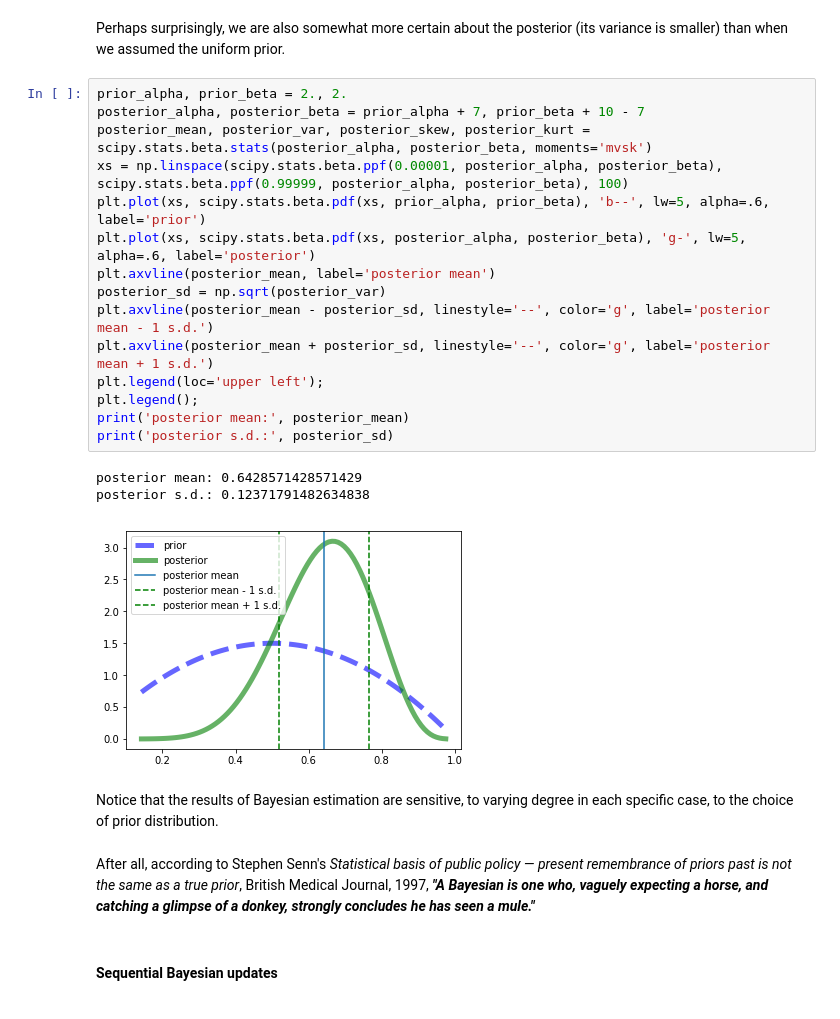
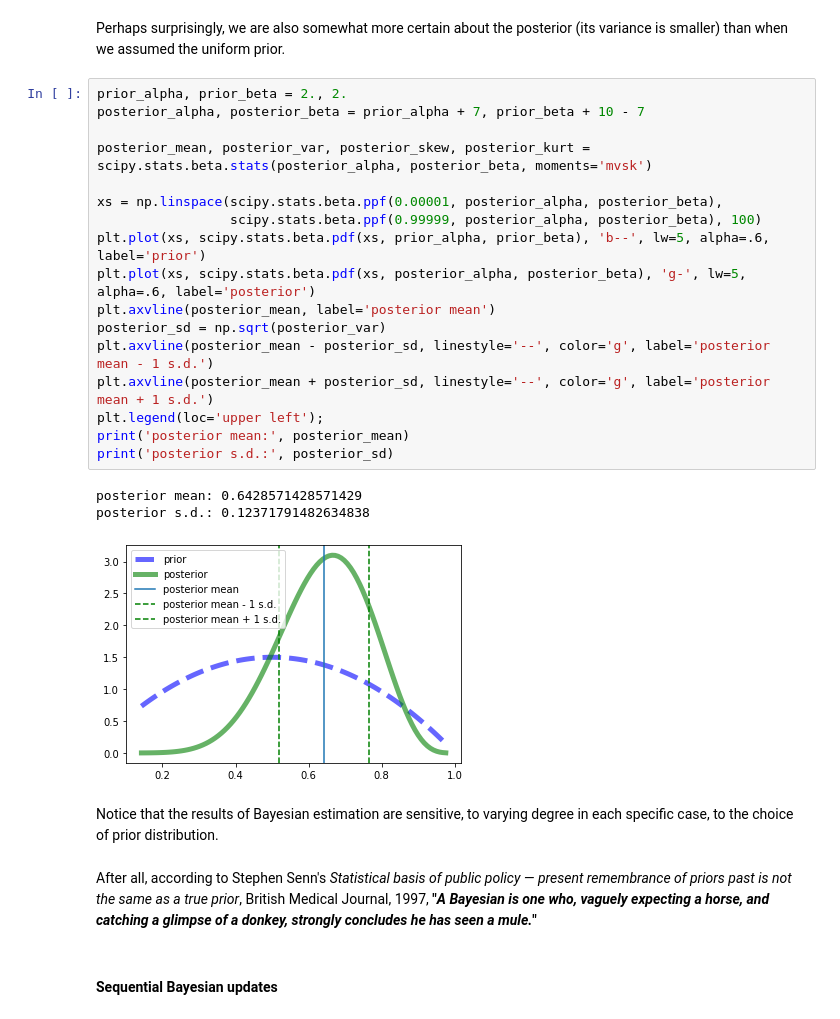
Before and after one commit to mfrdixon/ML_Finance_Codes, a Jupyter notebook: Chapter2-Probabilistic-Modeling/ML_in_Finance_Bayesian_vs_Frequentist_Estimation.ipynb, the cells around one changed output. Saved outputs shown, nothing was run; the diff lists cells and outputs as text.

```diff
--- a/Chapter2-Probabilistic-Modeling/ML_in_Finance_Bayesian_vs_Frequentist_Estimation.ipynb
+++ b/Chapter2-Probabilistic-Modeling/ML_in_Finance_Bayesian_vs_Frequentist_Estimation.ipynb
@@ -219,26 +223,28 @@ Perhaps surprisingly, we are also somewhat more certain about the posterior (its
 # %%
 prior_alpha, prior_beta = 2., 2.
 posterior_alpha, posterior_beta = prior_alpha + 7, prior_beta + 10 - 7
+
 posterior_mean, posterior_var, posterior_skew, posterior_kurt = scipy.stats.beta.stats(posterior_alpha, posterior_beta, moments='mvsk')
-xs = np.linspace(scipy.stats.beta.ppf(0.00001, posterior_alpha, posterior_beta), scipy.stats.beta.ppf(0.99999, posterior_alpha, posterior_beta), 100)
+
+xs = np.linspace(scipy.stats.beta.ppf(0.00001, posterior_alpha, posterior_beta),
+                 scipy.stats.beta.ppf(0.99999, posterior_alpha, posterior_beta), 100)
 plt.plot(xs, scipy.stats.beta.pdf(xs, prior_alpha, prior_beta), 'b--', lw=5, alpha=.6, label='prior')
 plt.plot(xs, scipy.stats.beta.pdf(xs, posterior_alpha, posterior_beta), 'g-', lw=5, alpha=.6, label='posterior')
 plt.axvline(posterior_mean, label='posterior mean')
 posterior_sd = np.sqrt(posterior_var)
 plt.axvline(posterior_mean - posterior_sd, linestyle='--', color='g', label='posterior mean - 1 s.d.')
 plt.axvline(posterior_mean + posterior_sd, linestyle='--', color='g', label='posterior mean + 1 s.d.')
 plt.legend(loc='upper left');
-plt.legend();
 print('posterior mean:', posterior_mean)
 print('posterior s.d.:', posterior_sd)
 # %% [output]
 posterior mean: 0.6428571428571429
 posterior s.d.: 0.12371791482634838
-[figure, old version]
+[figure, new version]
 # %% [markdown]
 Notice that the results of Bayesian estimation are sensitive, to varying degree in each specific case, to the choice of prior distribution.
 # %% [markdown]
-After all, according to Stephen Senn's *Statistical basis of public policy &mdash; present remembrance of priors past is not the same as a true prior*, British Medical Journal, 1997, ***"A Bayesian is one who, vaguely expecting a horse, and catching a glimpse of a donkey, strongly concludes he has seen a mule."***
+After all, according to Stephen Senn's *Statistical basis of public policy &mdash; present remembrance of priors past is not the same as a true prior*, British Medical Journal, 1997, **"*A Bayesian is one who, vaguely expecting a horse, and catching a glimpse of a donkey, strongly concludes he has seen a mule.*"**
 # %% [markdown]
 #### Sequential Bayesian updates
 # %% [markdown]
```
Also changed, not shown: parts of 5 cells of this notebook, 1 other file.
